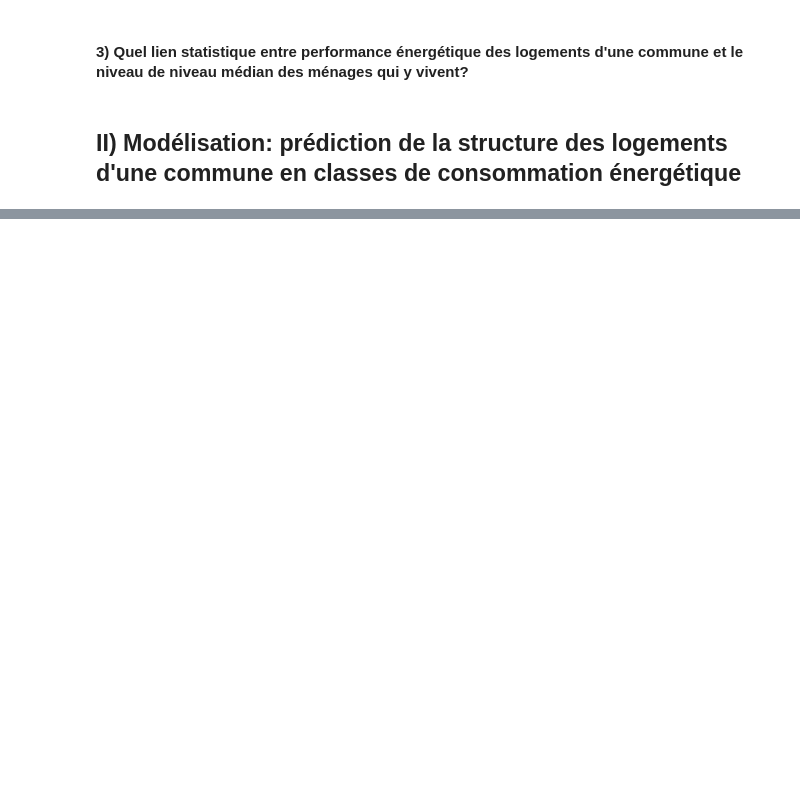
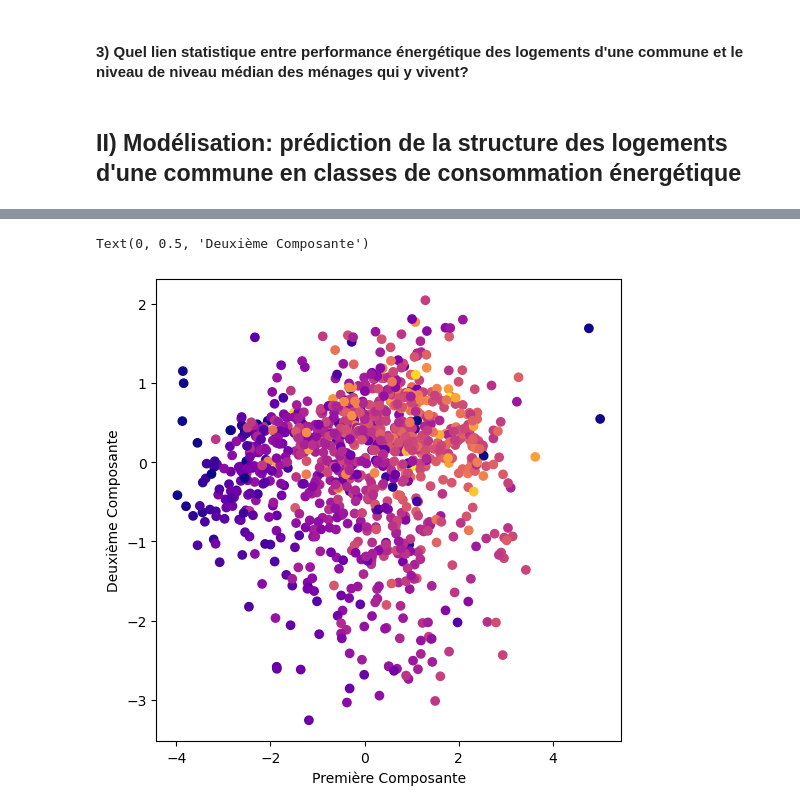
Before and after one commit to gabriel92320/data_science_project, a Jupyter notebook: Analyse_lien_DPE_niveau_vie.ipynb, the cells around one changed output, grey strips where cells are left out. Drawn from its saved outputs; the diff is of its cells as text; code cells hidden in the pictures; blank space fills up the shorter version.

```diff
--- a/Analyse_lien_DPE_niveau_vie.ipynb
+++ b/Analyse_lien_DPE_niveau_vie.ipynb
@@ -167,0 +229,2 @@ x["proportion_energivores"]=x.sum(axis=1)
+# %%
+x_pca=pca.transform(sc_dpe)
@@ -167,0 +235,6 @@ x["proportion_energivores"]=x.sum(axis=1)
+# %%
+energivore=Filosofi_dpe_IDF_com1["classe_consommation_energie_E"]+Filosofi_dpe_IDF_com1["classe_consommation_energie_F"]
+# %%
+result=pd.DataFrame(x_pca,columns=['PCA%i' % i for i in range(5)],index=use_dpe.index)
+result["energivore"]=energivore
+result.head()
@@ -167,0 +248,4 @@ x["proportion_energivores"]=x.sum(axis=1)
+# %%
+for i in list(result.columns):
+    result=result[(result[i]!= max(result[i]))]
+result.info()
@@ -167,0 +286,8 @@ x["proportion_energivores"]=x.sum(axis=1)
+# %%
+plt.figure(figsize=(6,6))
+plt.scatter(result["PCA0"],result["PCA1"], c=result['energivore'] , cmap = 'plasma')
+plt.xlabel('Première Composante')
+plt.ylabel('Deuxième Composante')
+# %% [output]
+Text(0, 0.5, 'Deuxième Composante')
+[figure, added]
```
Also changed, not shown: parts of 21 cells of this notebook.
